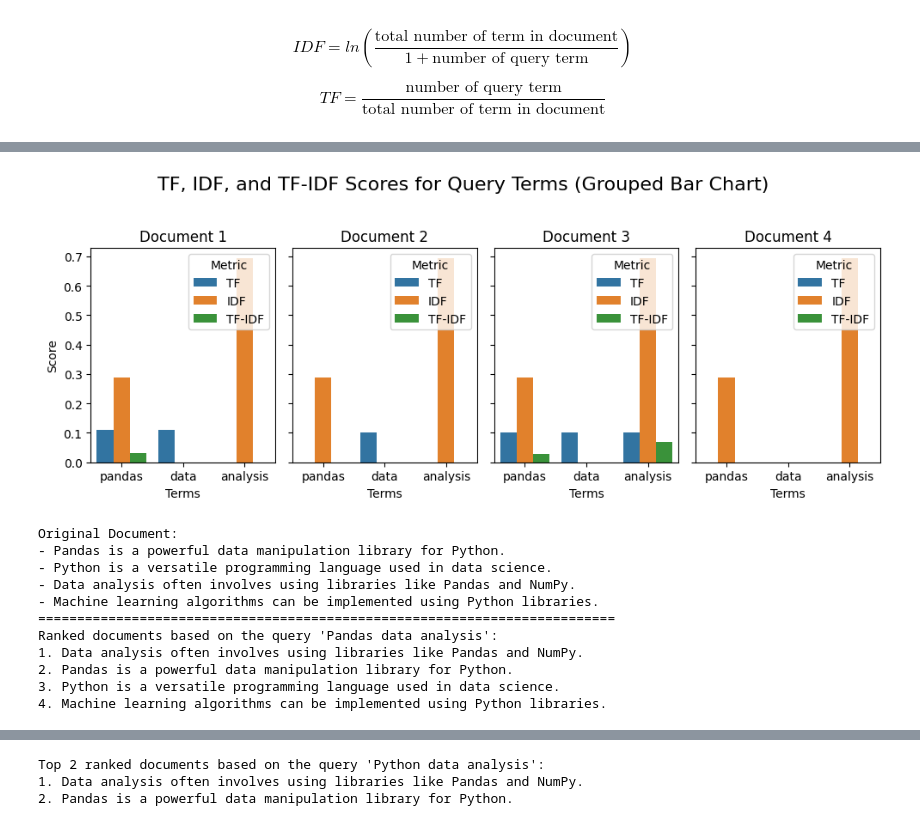
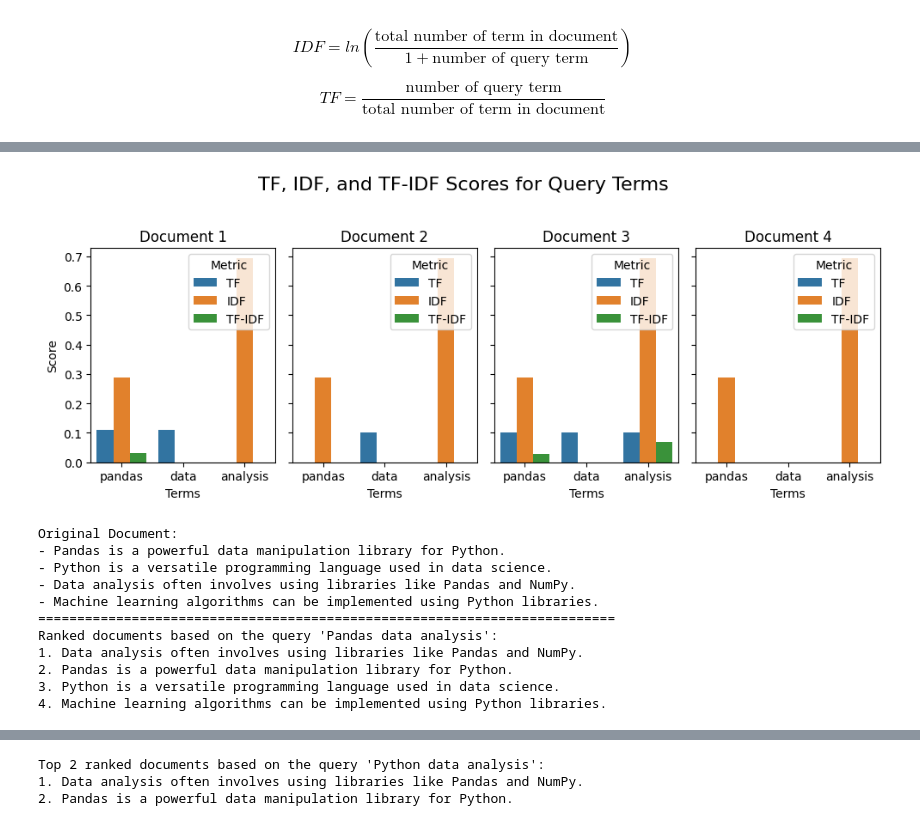
Before and after one commit to KrySenghort/TP-PDS, a Jupyter notebook: TD2_WR.ipynb, the cells around one changed output, grey strips where cells are left out. Cells and saved outputs as stored; diff of their text form; code cells hidden in the pictures.

```diff
--- a/TD2_WR.ipynb
+++ b/TD2_WR.ipynb
@@ -205,7 +205,7 @@ def plot_tf_idf_grouped_bar(data):
     documents = data["Document"].unique()
 
     fig, axes = plt.subplots(1, len(documents), figsize=(10, 4), sharey=True)
-    fig.suptitle("TF, IDF, and TF-IDF Scores for Query Terms (Grouped Bar Chart)", fontsize=16)
+    fig.suptitle("TF, IDF, and TF-IDF Scores for Query Terms", fontsize=16)
 
     for i, doc in enumerate(documents):
         doc_data = data[data["Document"] == doc]
@@ -230,36 +230,35 @@ def plot_tf_idf_grouped_bar(data):
         else:
             axes[i].set_ylabel("")
         axes[i].legend(loc="upper right", title="Metric")
 
     plt.tight_layout(rect=[0, 0, 1, 0.95])
     plt.show()
 
 def rank_documents(documents, query):
     """Rank documents based on TF-IDF scores."""
     ranked_docs = calculate_tf_idf(documents, query)
     return [documents[i] for i, _ in ranked_docs]
 
 
 if __name__ == "__main__":
     documents = [
         "Pandas is a powerful data manipulation library for Python.",
         "Python is a versatile programming language used in data science.",
         "Data analysis often involves using libraries like Pandas and NumPy.",
-        "Machine learning algorithms can be implemented using Python libraries."
-    ]
+        "Machine learning algorithms can be implemented using Python libraries." ]
 
     query = "Pandas data analysis"
     ranked_documents = rank_documents(documents, query)
 
     print("Original Document:")
     for doc in documents:
         print(f"- {doc}")
     print("==========================================================================")
     print("Ranked documents based on the query '{}':".format(query))
     for i, doc in enumerate(ranked_documents, 1):
         print(f"{i}. {doc}")
 # %% [output]
-[figure, old version]
+[figure, new version]
 Original Document:
 - Pandas is a powerful data manipulation library for Python.
 - Python is a versatile programming language used in data science.
```
